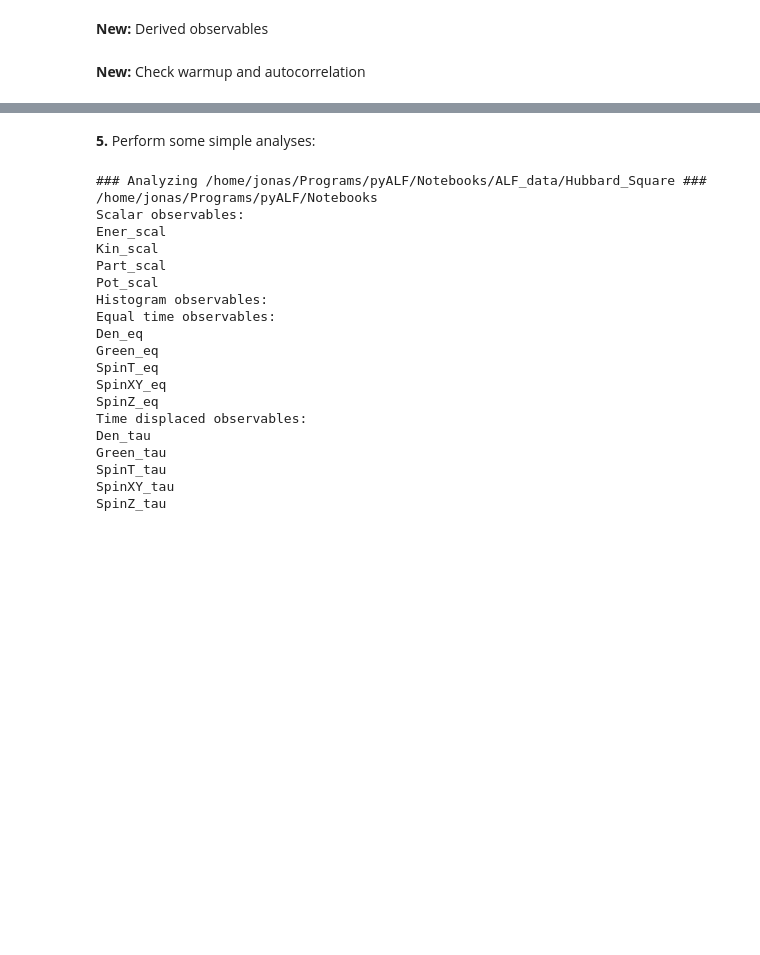
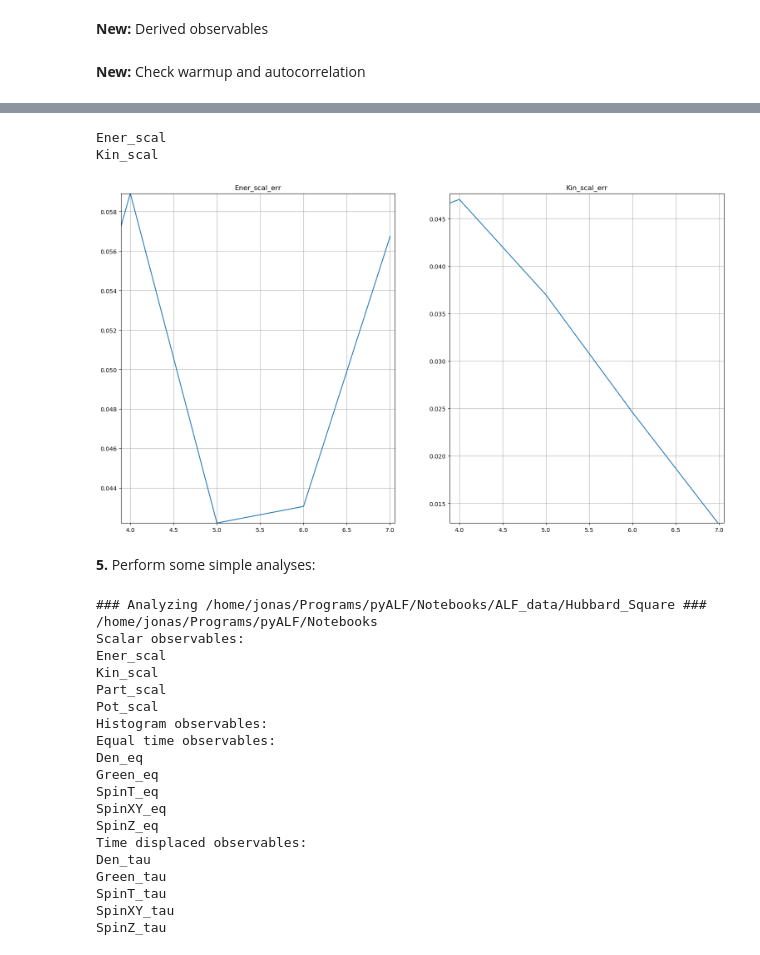
Before and after one commit to ALF-QMC/pyALF, a Jupyter notebook: Notebooks/minimal_ALF_run.ipynb, the cells around one changed output, grey strips where cells are left out. Drawn from its saved outputs; the diff is of its cells as text; code cells hidden in the pictures; blank space fills up the shorter version.

```diff
--- a/Notebooks/minimal_ALF_run.ipynb
+++ b/Notebooks/minimal_ALF_run.ipynb
@@ -71,5 +80,9 @@ sim.check_warmup(['Ener_scal', 'R_AFM'])
 # %%
-sim.check_rebin(['Ener_scal', 'R_AFM'])
+sim.check_rebin(['Ener_scal', 'Kin_scal'])
+# %% [output]
+Ener_scal
+Kin_scal
+[figure, added]
 # %% [markdown]
 **5.** Perform some simple analyses:
 # %%
```
Also changed, not shown: parts of 3 cells of this notebook, 3 other files.
